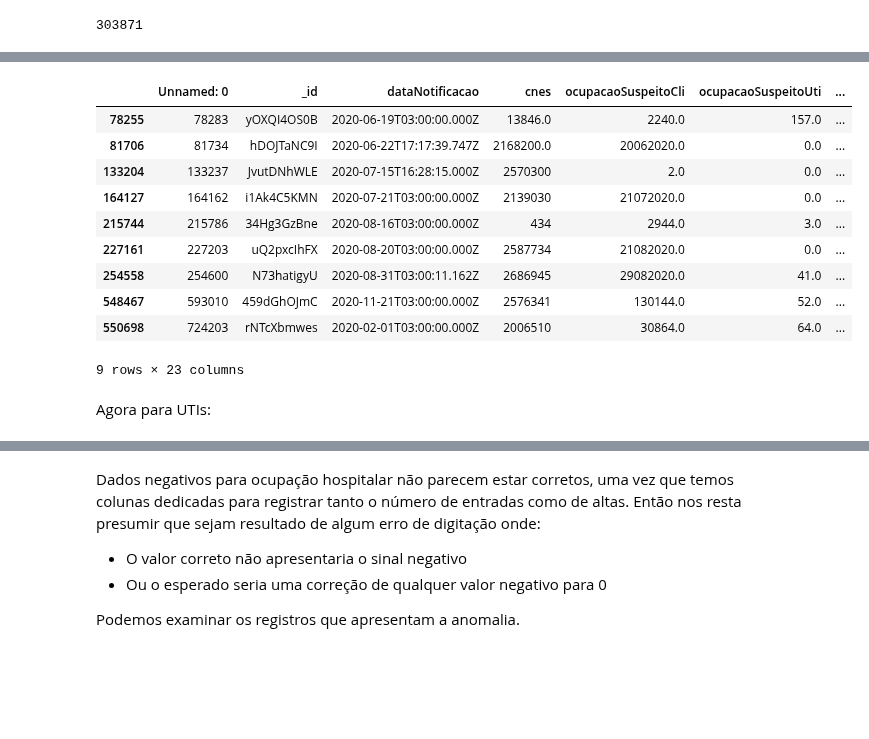
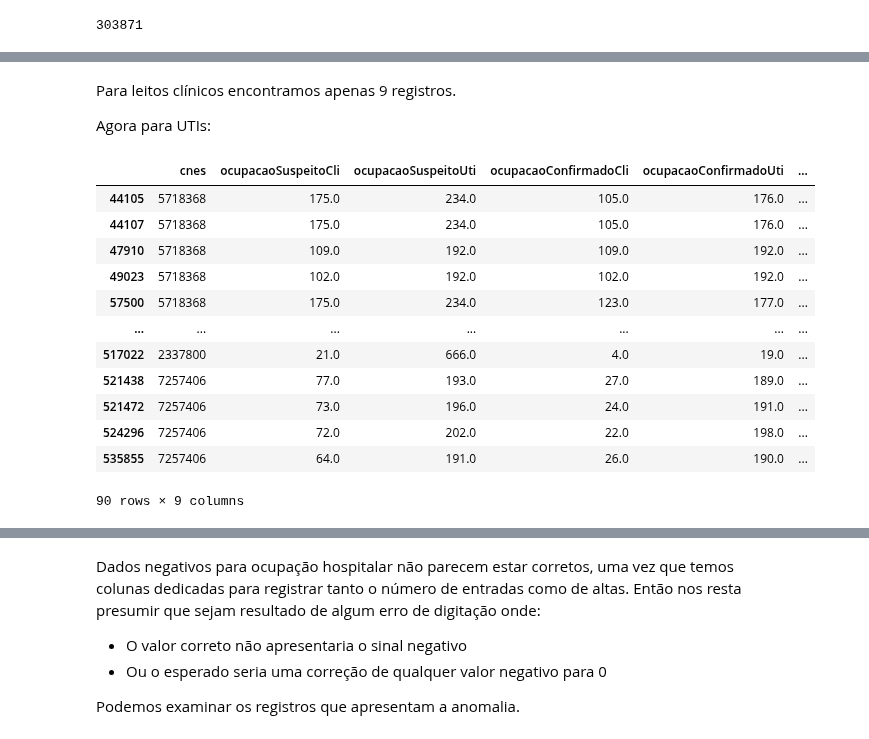
Before and after one commit to lucascorumba/study-projects, a Jupyter notebook: covid-hospital/analysis.ipynb, the cells around one changed output, grey strips where cells are left out. Cells and saved outputs as stored; diff of their text form; code cells hidden in the pictures; blank space fills up the shorter version.

```diff
--- a/covid-hospital/analysis.ipynb
+++ b/covid-hospital/analysis.ipynb
@@ -514,0 +524,5 @@ Mais um detalhe, a julgar pelos resultados anteriores, o **total de leitos ocupa
+# %%
+cols_ocupacao = ['cnes', 'ocupacaoSuspeitoCli', 'ocupacaoSuspeitoUti', 'ocupacaoConfirmadoCli', 'ocupacaoConfirmadoUti', \
+        'saidaSuspeitaObitos', 'saidaSuspeitaAltas', 'saidaConfirmadaObitos', 'saidaConfirmadaAltas']
+
+df.loc[(df['ocupacaoSuspeitoCli'] + df['ocupacaoConfirmadoCli']) > 1843, cols_ocupacao]
@@ -515,16 +557,20 @@ Mais um detalhe, a julgar pelos resultados anteriores, o **total de leitos ocupa
+# %% [markdown]
+Para leitos clínicos encontramos apenas 9 registros.
+
+Agora para UTIs:
 # %%
-df.loc[(df['ocupacaoSuspeitoCli'] + df['ocupacaoConfirmadoCli']) > 1843]
+df.loc[(df['ocupacaoSuspeitoUti'] + df['ocupacaoConfirmadoUti']) > 380, cols_ocupacao]
 # %% [output]
-|  | Unnamed: 0 | _id | dataNotificacao | cnes | ocupacaoSuspeitoCli | ocupacaoSuspeitoUti | ... |
-| 78255 | 78283 | yOXQI4OS0B | 2020-06-19T03:00:00.000Z | 13846.0 | 2240.0 | 157.0 | ... |
-| 81706 | 81734 | hDOJTaNC9I | 2020-06-22T17:17:39.747Z | 2168200.0 | 20062020.0 | 0.0 | ... |
-| 133204 | 133237 | JvutDNhWLE | 2020-07-15T16:28:15.000Z | 2570300 | 2.0 | 0.0 | ... |
-| 164127 | 164162 | i1Ak4C5KMN | 2020-07-21T03:00:00.000Z | 2139030 | 21072020.0 | 0.0 | ... |
-| 215744 | 215786 | 34Hg3GzBne | 2020-08-16T03:00:00.000Z | 434 | 2944.0 | 3.0 | ... |
-| 227161 | 227203 | uQ2pxcIhFX | 2020-08-20T03:00:00.000Z | 2587734 | 21082020.0 | 0.0 | ... |
-| 254558 | 254600 | N73hatigyU | 2020-08-31T03:00:11.162Z | 2686945 | 29082020.0 | 41.0 | ... |
-| 548467 | 593010 | 459dGhOJmC | 2020-11-21T03:00:00.000Z | 2576341 | 130144.0 | 52.0 | ... |
-| 550698 | 724203 | rNTcXbmwes | 2020-02-01T03:00:00.000Z | 2006510 | 30864.0 | 64.0 | ... |
+|  | cnes | ocupacaoSuspeitoCli | ocupacaoSuspeitoUti | ocupacaoConfirmadoCli | ocupacaoConfirmadoUti | ... |
+| 44105 | 5718368 | 175.0 | 234.0 | 105.0 | 176.0 | ... |
+| 44107 | 5718368 | 175.0 | 234.0 | 105.0 | 176.0 | ... |
+| 47910 | 5718368 | 109.0 | 192.0 | 109.0 | 192.0 | ... |
+| 49023 | 5718368 | 102.0 | 192.0 | 102.0 | 192.0 | ... |
+| 57500 | 5718368 | 175.0 | 234.0 | 123.0 | 177.0 | ... |
+| ... | ... | ... | ... | ... | ... | ... |
+| 517022 | 2337800 | 21.0 | 666.0 | 4.0 | 19.0 | ... |
+| 521438 | 7257406 | 77.0 | 193.0 | 27.0 | 189.0 | ... |
+| 521472 | 7257406 | 73.0 | 196.0 | 24.0 | 191.0 | ... |
+| 524296 | 7257406 | 72.0 | 202.0 | 22.0 | 198.0 | ... |
+| 535855 | 7257406 | 64.0 | 191.0 | 26.0 | 190.0 | ... |
-9 rows × 23 columns
+90 rows × 9 columns
-# %% [markdown]
-Agora para UTIs:
```
Also changed, not shown: parts of 14 cells of this notebook.
